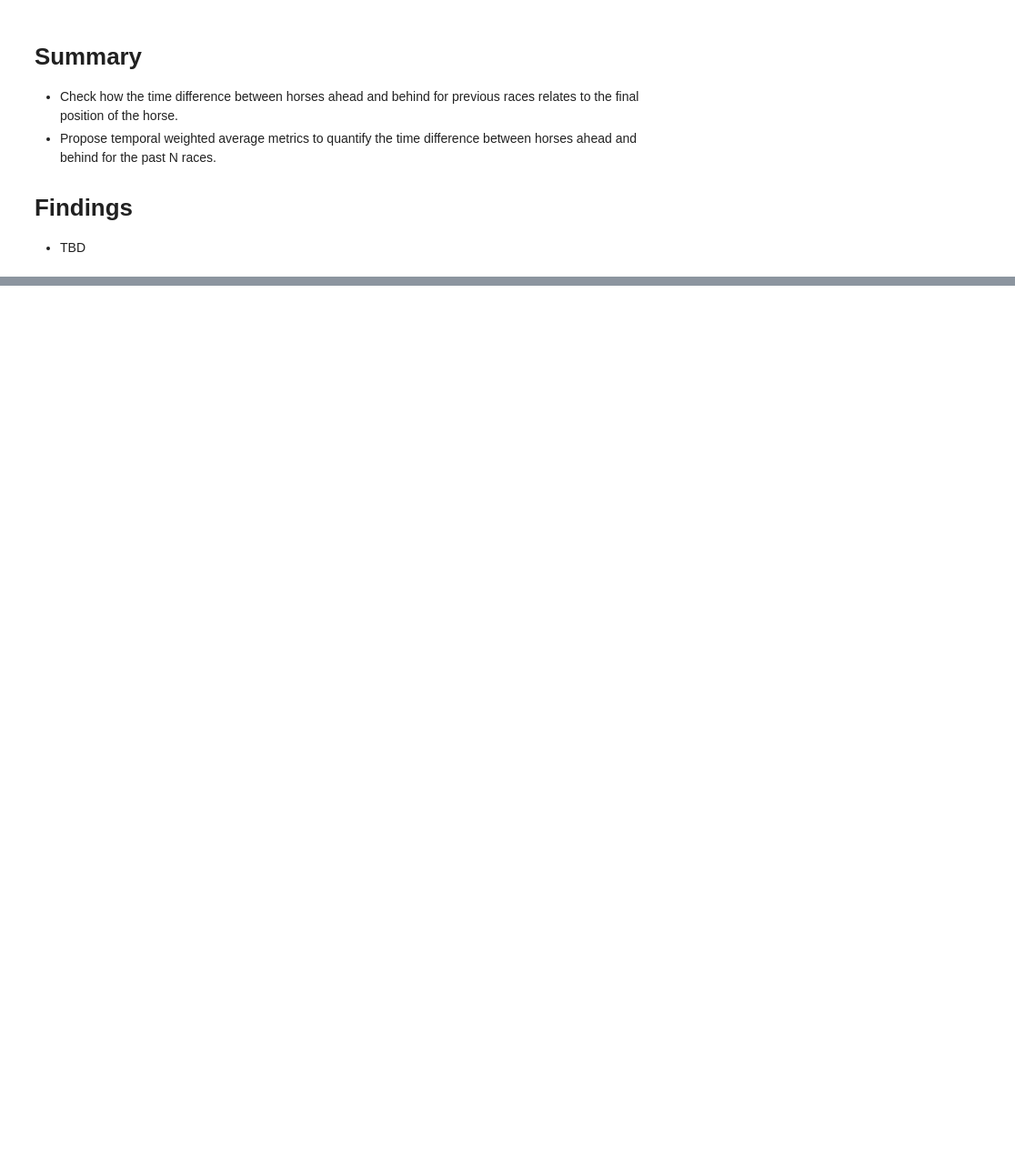
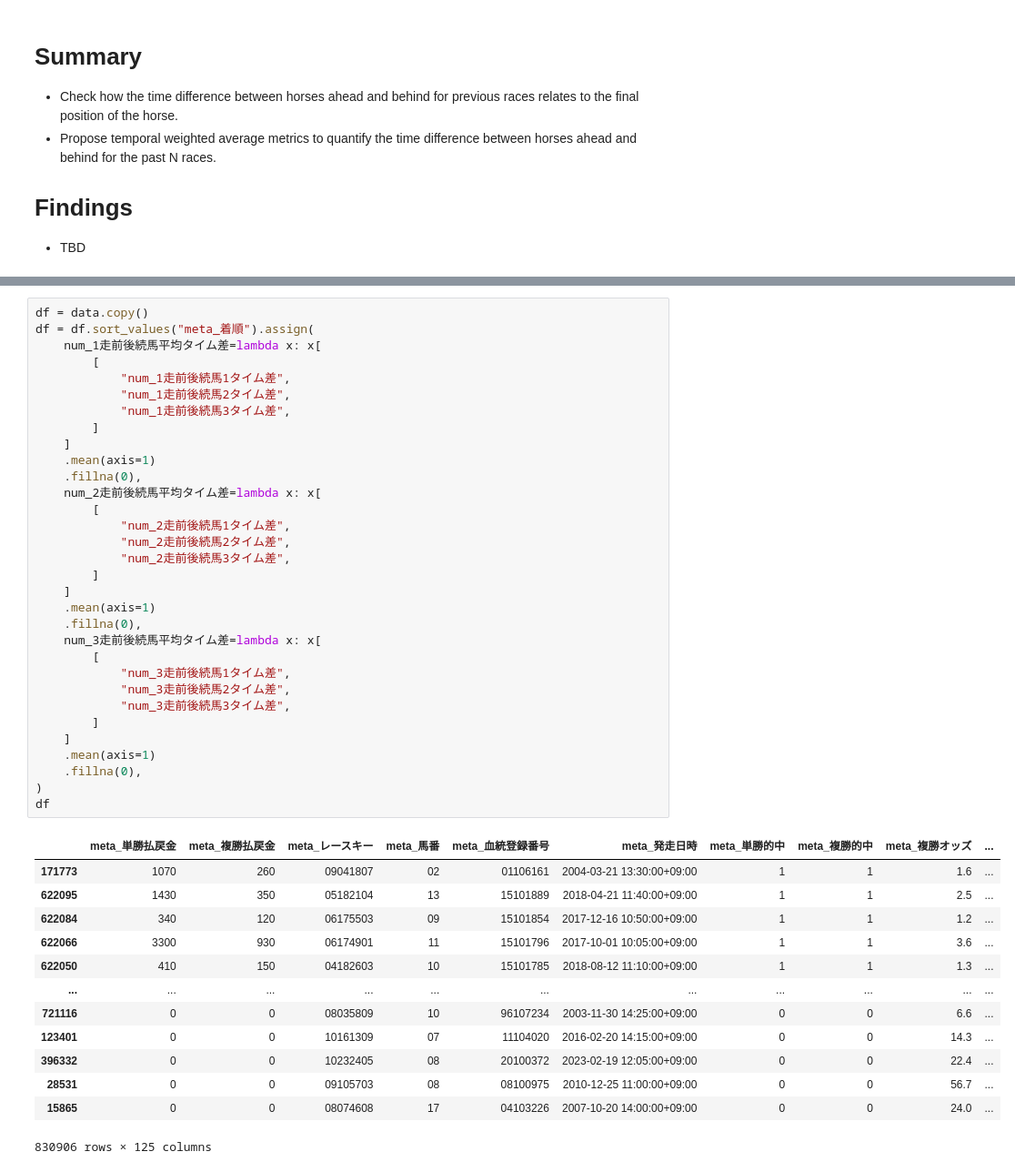
Before and after one commit to hankehly/JapanHorseRaceAnalytics, a Jupyter notebook: notebooks/2024-03/20240308_eda1.ipynb, the cells around one changed output, grey strips where cells are left out. Shown at 91% size. Saved outputs shown, nothing was run; the diff lists cells and outputs as text; blank space fills up the shorter version.

```diff
--- a/notebooks/2024-03/20240308_eda1.ipynb
+++ b/notebooks/2024-03/20240308_eda1.ipynb
@@ -158,0 +183,46 @@ df = data.copy()
+# %%
+df = data.copy()
+df = df.sort_values("meta_着順").assign(
+    num_1走前後続馬平均タイム差=lambda x: x[
+        [
+            "num_1走前後続馬1タイム差",
+            "num_1走前後続馬2タイム差",
+            "num_1走前後続馬3タイム差",
+        ]
+    ]
+    .mean(axis=1)
+    .fillna(0),
+    num_2走前後続馬平均タイム差=lambda x: x[
+        [
+            "num_2走前後続馬1タイム差",
+            "num_2走前後続馬2タイム差",
+            "num_2走前後続馬3タイム差",
+        ]
+    ]
+    .mean(axis=1)
+    .fillna(0),
+    num_3走前後続馬平均タイム差=lambda x: x[
+        [
+            "num_3走前後続馬1タイム差",
+            "num_3走前後続馬2タイム差",
+            "num_3走前後続馬3タイム差",
+        ]
+    ]
+    .mean(axis=1)
+    .fillna(0),
+)
+df
+# %% [output]
+|  | meta_単勝払戻金 | meta_複勝払戻金 | meta_レースキー | meta_馬番 | meta_血統登録番号 | meta_発走日時 | meta_単勝的中 | meta_複勝的中 | meta_複勝オッズ | ... |
+| 171773 | 1070 | 260 | 09041807 | 02 | 01106161 | 2004-03-21 13:30:00+09:00 | 1 | 1 | 1.6 | ... |
+| 622095 | 1430 | 350 | 05182104 | 13 | 15101889 | 2018-04-21 11:40:00+09:00 | 1 | 1 | 2.5 | ... |
+| 622084 | 340 | 120 | 06175503 | 09 | 15101854 | 2017-12-16 10:50:00+09:00 | 1 | 1 | 1.2 | ... |
+| 622066 | 3300 | 930 | 06174901 | 11 | 15101796 | 2017-10-01 10:05:00+09:00 | 1 | 1 | 3.6 | ... |
+| 622050 | 410 | 150 | 04182603 | 10 | 15101785 | 2018-08-12 11:10:00+09:00 | 1 | 1 | 1.3 | ... |
+| ... | ... | ... | ... | ... | ... | ... | ... | ... | ... | ... |
+| 721116 | 0 | 0 | 08035809 | 10 | 96107234 | 2003-11-30 14:25:00+09:00 | 0 | 0 | 6.6 | ... |
+| 123401 | 0 | 0 | 10161309 | 07 | 11104020 | 2016-02-20 14:15:00+09:00 | 0 | 0 | 14.3 | ... |
+| 396332 | 0 | 0 | 10232405 | 08 | 20100372 | 2023-02-19 12:05:00+09:00 | 0 | 0 | 22.4 | ... |
+| 28531 | 0 | 0 | 09105703 | 08 | 08100975 | 2010-12-25 11:00:00+09:00 | 0 | 0 | 56.7 | ... |
+| 15865 | 0 | 0 | 08074608 | 17 | 04103226 | 2007-10-20 14:00:00+09:00 | 0 | 0 | 24.0 | ... |
+830906 rows × 125 columns
```
Also changed, not shown: parts of 18 cells of this notebook, 6 other files.
